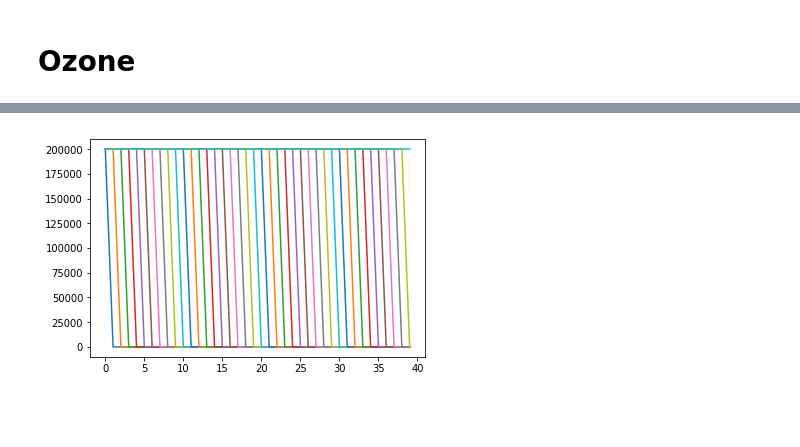
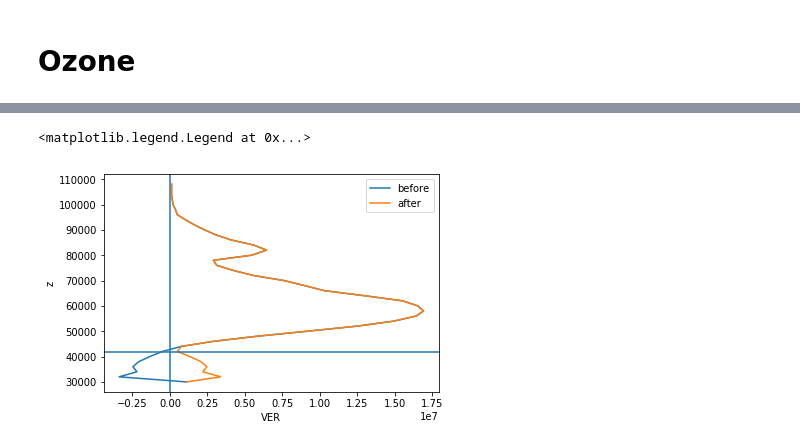
Before and after one commit to Anqi-Li/iris, a Jupyter notebook: notebooks/ozone_retrieval.ipynb, the cells around one changed output, grey strips where cells are left out. Cells and saved outputs as stored; diff of their text form; code cells hidden in the pictures; blank space fills up the shorter version.

```diff
--- a/notebooks/ozone_retrieval.ipynb
+++ b/notebooks/ozone_retrieval.ipynb
@@ -364,5 +351,11 @@ pahtl [     0.      0.      0.      0.      0.      0.      0.      0.      0.
-# %%
-plt.plot(pathl)
-plt.show()
-# %% [output]
-[figure, removed]
+# %%
+plt.plot(result_1d[1],z ,'-', label='before')
+plt.plot(O2sd_ver,z, '-', label='after')
+plt.xlabel('VER')
+plt.ylabel('z')
+plt.axvline(x=0)
+plt.axhline(y=42e3)
+plt.legend()
+# %% [output]
+<matplotlib.legend.Legend at 0x...>
+[figure, added]
```
Also changed, not shown: parts of 5 cells of this notebook.
